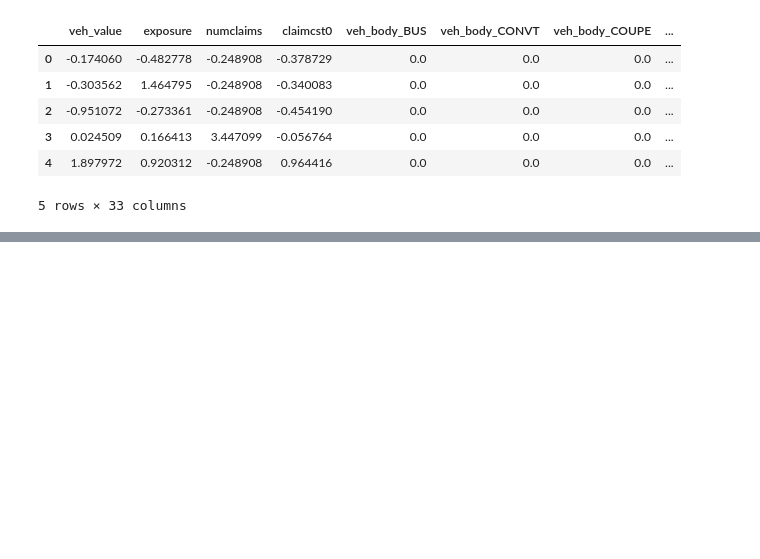
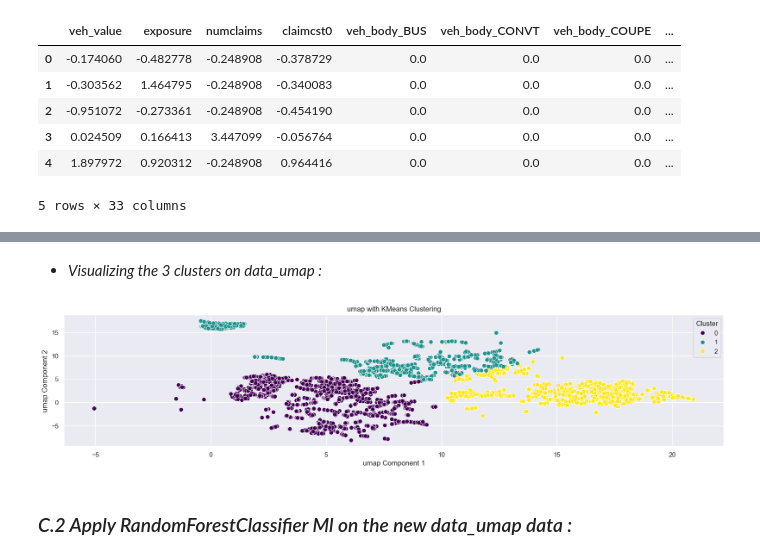
Before and after one commit to omars1234/UnsuperVisedInsuranceAnalysis, a Jupyter notebook: NoteBook.ipynb, the cells around one changed output, grey strips where cells are left out. Saved outputs shown, nothing was run; the diff lists cells and outputs as text; code cells hidden in the pictures; blank space fills up the shorter version.

```diff
--- a/NoteBook.ipynb
+++ b/NoteBook.ipynb
@@ -176,0 +216,17 @@ scaled_df.head()
+# %%
+kmeans = KMeans(n_clusters=3, random_state=0)
+clusters = kmeans.fit_predict(data_umap)
+# %% [markdown]
+* *Visualizing the 3 clusters on data_umap :*
+# %%
+plt.figure(figsize=(20, 4))
+sns.scatterplot(x=data_umap[:, 0], y=data_umap[:, 1], hue=clusters, palette="viridis", s=50)
+plt.title("umap with KMeans Clustering")
+plt.xlabel("umap Component 1")
+plt.ylabel("umap Component 2")
+plt.legend(title="Cluster")
+plt.show()
+# %% [output]
+[figure, added]
+# %% [markdown]
+### *C.2 Apply RandomForestClassifier Ml on the new data_umap data :*
```
Also changed, not shown: parts of 16 cells of this notebook, 1 other file.
